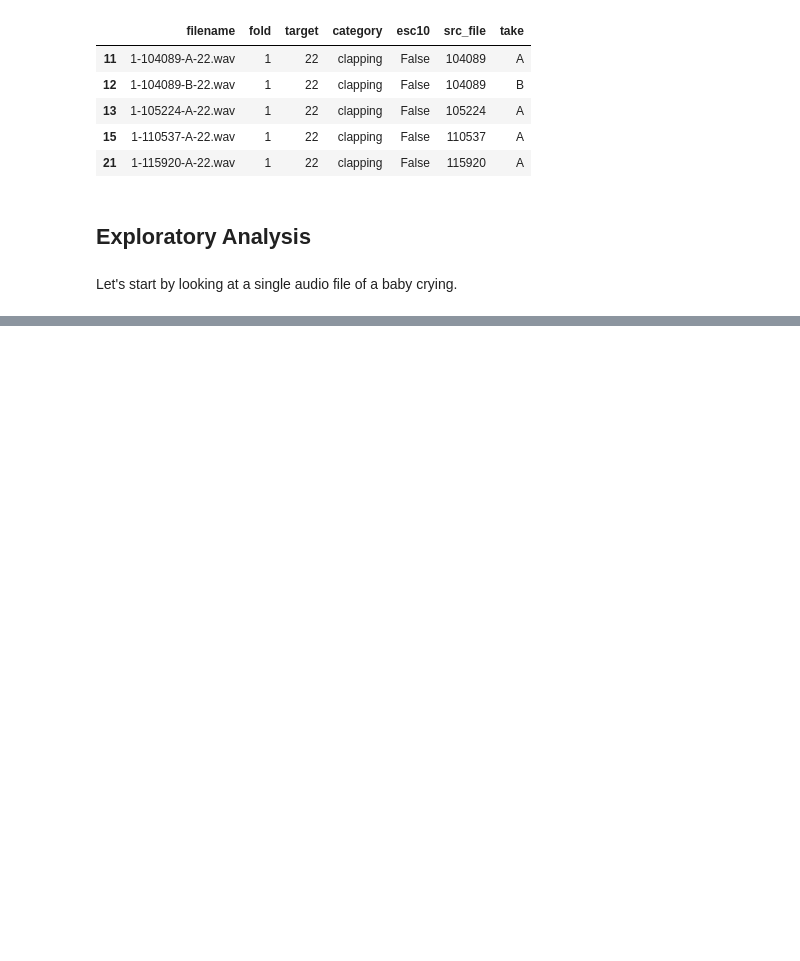
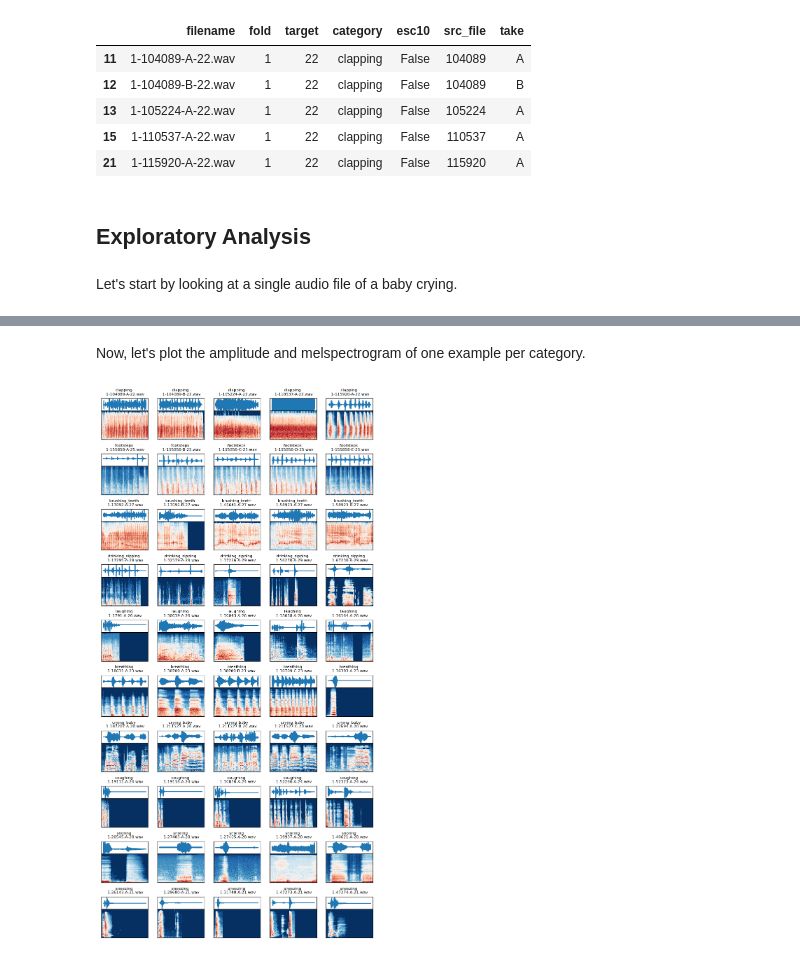
Before and after one commit to santiviquez/noisy-human-recognition, a Jupyter notebook: sound-classification.ipynb, the cells around one changed output, grey strips where cells are left out. Drawn from its saved outputs; the diff is of its cells as text; code cells hidden in the pictures; blank space fills up the shorter version.

Commit message:
plot amplitude and frequency for all categories

```diff
--- a/sound-classification.ipynb
+++ b/sound-classification.ipynb
@@ -122,3 +122,62 @@ IPython.display.Audio("ESC-50/audio/" + filename)
 # %% [output]
 [figure]
 [interactive output not drawn]
+# %% [markdown]
+Now, let's plot the amplitude and melspectrogram of one example per category.
+# %%
+def add_subplot_axes(ax, position):
+    """
+    Originally taken from https://nbviewer.org/github/karoldvl/paper-2015-esc-dataset/blob/
+    master/Notebook/ESC-Dataset-for-Environmental-Sound-Classification.ipynb#Setup
+    Additional modifications were applied to make it work with Python 3
+    """
+    box = ax.get_position()
+
+    position_display = ax.transAxes.transform(position[0:2])
+    position_fig = plt.gcf().transFigure.inverted().transform(position_display)
+    x = position_fig[0]
+    y = position_fig[1]
+
+    return plt.gcf().add_axes([x, y, box.width * position[2], box.height * position[3]])
+# %%
+def plot_clip_overview(audio, category, filename ,ax):
+    RATE = 44100   # All recordings in ESC are 44.1 kHz
+    FRAME = 512    # Frame size in samples
+
+    ax.get_xaxis().set_visible(False)
+    ax.get_yaxis().set_visible(False)
+    ax_waveform = add_subplot_axes(ax, [0.0, 0.7, 1.0, 0.3])
+    ax_spectrogram = add_subplot_axes(ax, [0.0, 0.0, 1.0, 0.7])
+
+    # Extract Raw Audio from Wav File
+    signal_raw = audio.readframes(-1)
+    signal = np.frombuffer(signal_raw, "int16")
+    ax_waveform.plot(np.arange(0, len(signal)) / float(RATE), signal)
+    ax_waveform.get_xaxis().set_visible(False)
+    ax_waveform.get_yaxis().set_visible(False)
+    ax_waveform.set_title('{0} \n {1}'.format(category, filename), {'fontsize': 8}, y=1.03)
+
+    # Compute Melspectrogram Features
+    signal = (np.frombuffer(signal_raw, dtype="int16") + 0.5) / (0x7FFF + 0.5) # convert to float
+    signal = librosa.feature.melspectrogram(y=signal, sr=RATE, hop_length=FRAME)
+    signal = librosa.power_to_db(signal, ref=np.max)
+    librosa.display.specshow(signal, x_axis='time', y_axis='linear', sr=RATE, cmap='RdBu_r')
+    ax_spectrogram.get_xaxis().set_visible(False)
+    ax_spectrogram.get_yaxis().set_visible(False)
+
+categories = esc50_human.category.unique()
+categories_len = len(categories)
+clips_shown = 5
+f, axes = plt.subplots(categories_len, clips_shown,
+                       figsize=(clips_shown * 2, categories_len * 2),
+                       sharex=True,
+                       sharey=True)
+f.subplots_adjust(hspace = 0.35)
+
+for i, c in enumerate(categories):
+    for j in range(0, clips_shown):
+        filename = esc50_human[esc50_human.category == c].filename.iloc[j]
+        spf = wave.open("ESC-50/audio/" + filename, "r")
+        plot_clip_overview(spf, c, filename, axes[i, j])
+# %% [output]
+[figure, added]
```
